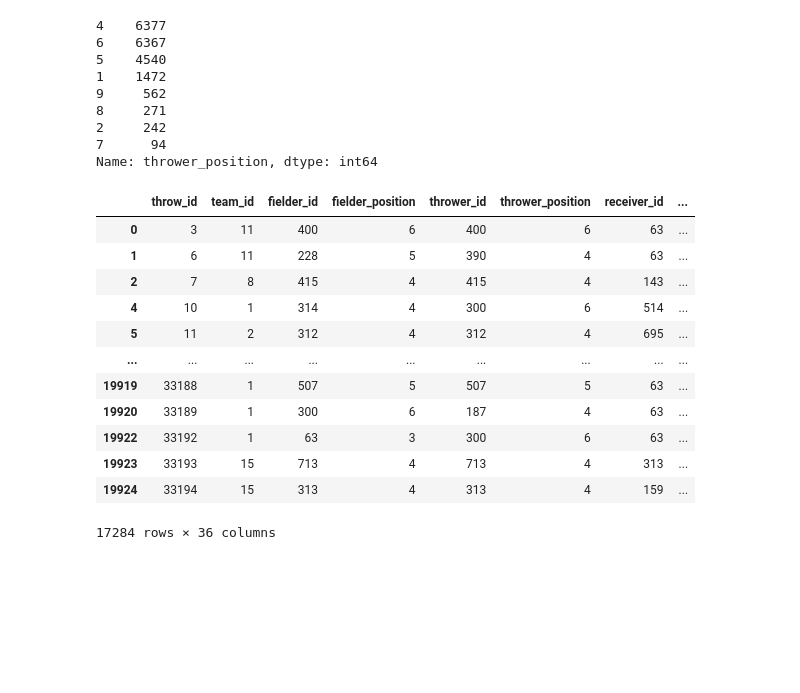
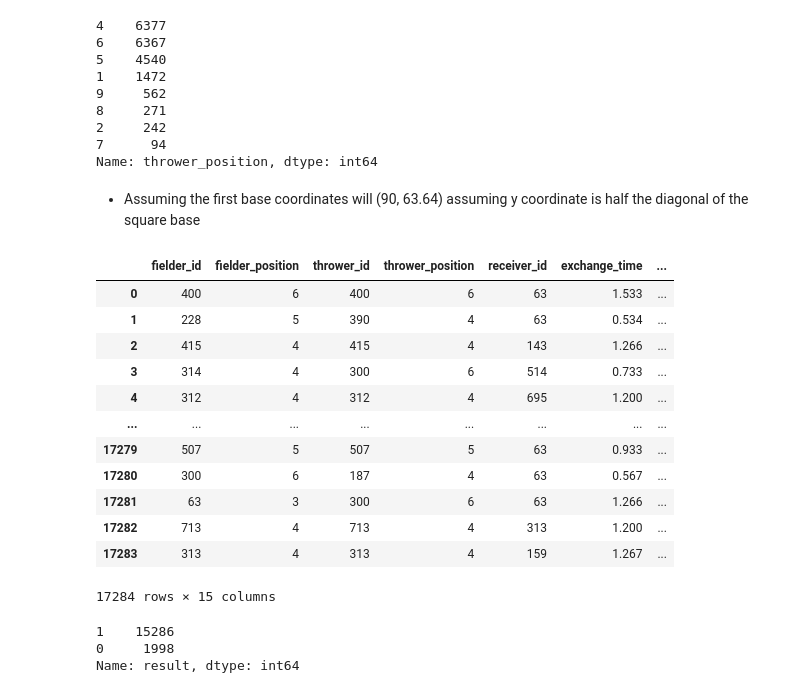
Before and after one commit to sidthakur08/kc-work, a Jupyter notebook: modeling.ipynb, the cells around one changed output. Saved outputs shown, nothing was run; the diff lists cells and outputs as text; code cells hidden in the pictures; blank space fills up the shorter version.

```diff
--- a/modeling.ipynb
+++ b/modeling.ipynb
@@ -81,27 +91,40 @@ data['thrower_position'].value_counts()
 2     242
 7      94
 Name: thrower_position, dtype: int64
+# %% [markdown]
+- Assuming the first base coordinates will (90, 63.64) assuming y coordinate is half the diagonal of the square base
 # %%
 # containing data to throws by infielders and cleaning the data a little bit
-data = data[data['thrower_position'].isin([4,5,6])]
-data['throw_dist_from_1b'] = data.apply(lambda x: math.dist([90,90],[x['throw_pos_x'],x['throw_pos_y']]), axis=1)
+data = data[data['thrower_position'].isin([4,5,6])].reset_index(drop=True)
+data['throw_dist_from_1b'] = data.apply(lambda x: math.dist([90,63.64],[x['throw_pos_x'],x['throw_pos_y']]), axis=1)
 data['throw_velo'] = data.apply(lambda x: np.sqrt(np.square(x['throw_velo_x'])+np.square(x['throw_velo_y'])+np.square(x['throw_velo_z'])), axis=1)
-data['batter_dist_at_throw'] = data.apply(lambda x: math.dist([90,90],[x['batter_pos_x_at_throw'],x['batter_pos_y_at_throw']]), axis=1)
-data['bounce_dist_from_1b'] = data.apply(lambda x: math.dist([90,90],[x['bounce_pos_x'],x['bounce_pos_y']]), axis=1)
-data['bounce_velo'] = data.apply(lambda x: np.sqrt(np.square(x['bounce_velo_x'])+np.square(x['bounce_velo_y'])+np.square(x['bounce_velo_z'])), axis=1)
-data['receiver_dist'] = data.apply(lambda x: math.dist([90,63.63],[x['receiver_pos_x'],x['receiver_pos_y']]), axis=1)
+data['batter_dist_at_throw'] = data.apply(lambda x: math.dist([90,63.64],[x['batter_pos_x_at_throw'],x['batter_pos_y_at_throw']]), axis=1)
+data['bounce_dist_from_1b'] = data.apply(lambda x: 0.0 if pd.isna(x['bounce_pos_x']) else math.dist([90,63.64],[x['bounce_pos_x'],x['bounce_pos_y']]), axis=1)
+data['bounce_velo'] = data.apply(lambda x: 0.0 if pd.isna(x['bounce_velo_x']) else np.sqrt(np.square(x['bounce_velo_x'])+np.square(x['bounce_velo_y'])+np.square(x['bounce_velo_z'])), axis=1)
+data['receiver_dist_from_1b'] = data.apply(lambda x: math.dist([90,63.64],[x['receiver_pos_x'],x['receiver_pos_y']]), axis=1) # using my coordinates system for distance as well
+data['result'] = data.apply(lambda x: 1 if x['batter_result']=='out' else 0, axis=1)
+
+# dropping columns that are not useful
+data = data.drop(columns=['throw_id','team_id','receiver_position','throw_pos_x','throw_pos_y','throw_velo_x','throw_velo_y','throw_velo_z','batter_pos_x_at_throw','batter_pos_y_at_throw','bounce_pos_x','bounce_pos_y','bounce_velo_x','bounce_velo_y','bounce_velo_z','receiver_pos_x','receiver_pos_y','start_state','end_state','runs_on_play','batter_result'])
+
 data
 # %% [output]
-|  | throw_id | team_id | fielder_id | fielder_position | thrower_id | thrower_position | receiver_id | ... |
-| 0 | 3 | 11 | 400 | 6 | 400 | 6 | 63 | ... |
-| 1 | 6 | 11 | 228 | 5 | 390 | 4 | 63 | ... |
-| 2 | 7 | 8 | 415 | 4 | 415 | 4 | 143 | ... |
-| 4 | 10 | 1 | 314 | 4 | 300 | 6 | 514 | ... |
-| 5 | 11 | 2 | 312 | 4 | 312 | 4 | 695 | ... |
-| ... | ... | ... | ... | ... | ... | ... | ... | ... |
-| 19919 | 33188 | 1 | 507 | 5 | 507 | 5 | 63 | ... |
-| 19920 | 33189 | 1 | 300 | 6 | 187 | 4 | 63 | ... |
-| 19922 | 33192 | 1 | 63 | 3 | 300 | 6 | 63 | ... |
-| 19923 | 33193 | 15 | 713 | 4 | 713 | 4 | 313 | ... |
-| 19924 | 33194 | 15 | 313 | 4 | 313 | 4 | 159 | ... |
+|  | fielder_id | fielder_position | thrower_id | thrower_position | receiver_id | exchange_time | ... |
+| 0 | 400 | 6 | 400 | 6 | 63 | 1.533 | ... |
+| 1 | 228 | 5 | 390 | 4 | 63 | 0.534 | ... |
+| 2 | 415 | 4 | 415 | 4 | 143 | 1.266 | ... |
+| 3 | 314 | 4 | 300 | 6 | 514 | 0.733 | ... |
+| 4 | 312 | 4 | 312 | 4 | 695 | 1.200 | ... |
+| ... | ... | ... | ... | ... | ... | ... | ... |
+| 17279 | 507 | 5 | 507 | 5 | 63 | 0.933 | ... |
+| 17280 | 300 | 6 | 187 | 4 | 63 | 0.567 | ... |
+| 17281 | 63 | 3 | 300 | 6 | 63 | 1.266 | ... |
+| 17282 | 713 | 4 | 713 | 4 | 313 | 1.200 | ... |
+| 17283 | 313 | 4 | 313 | 4 | 159 | 1.267 | ... |
-17284 rows × 36 columns
+17284 rows × 15 columns
+# %%
+data['result'].value_counts()
+# %% [output]
+1    15286
+0     1998
+Name: result, dtype: int64
```
Also changed, not shown: parts of 15 cells of this notebook.
